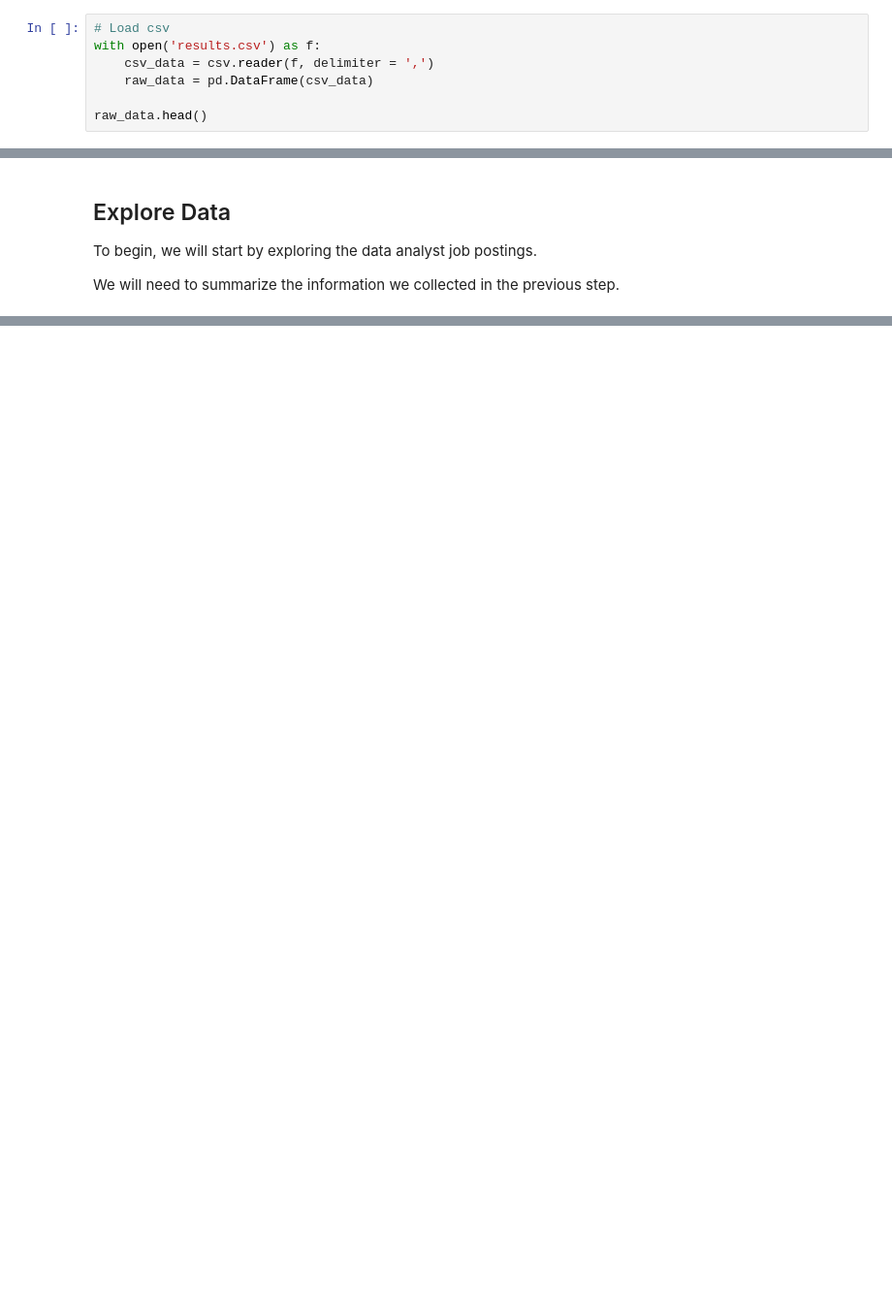
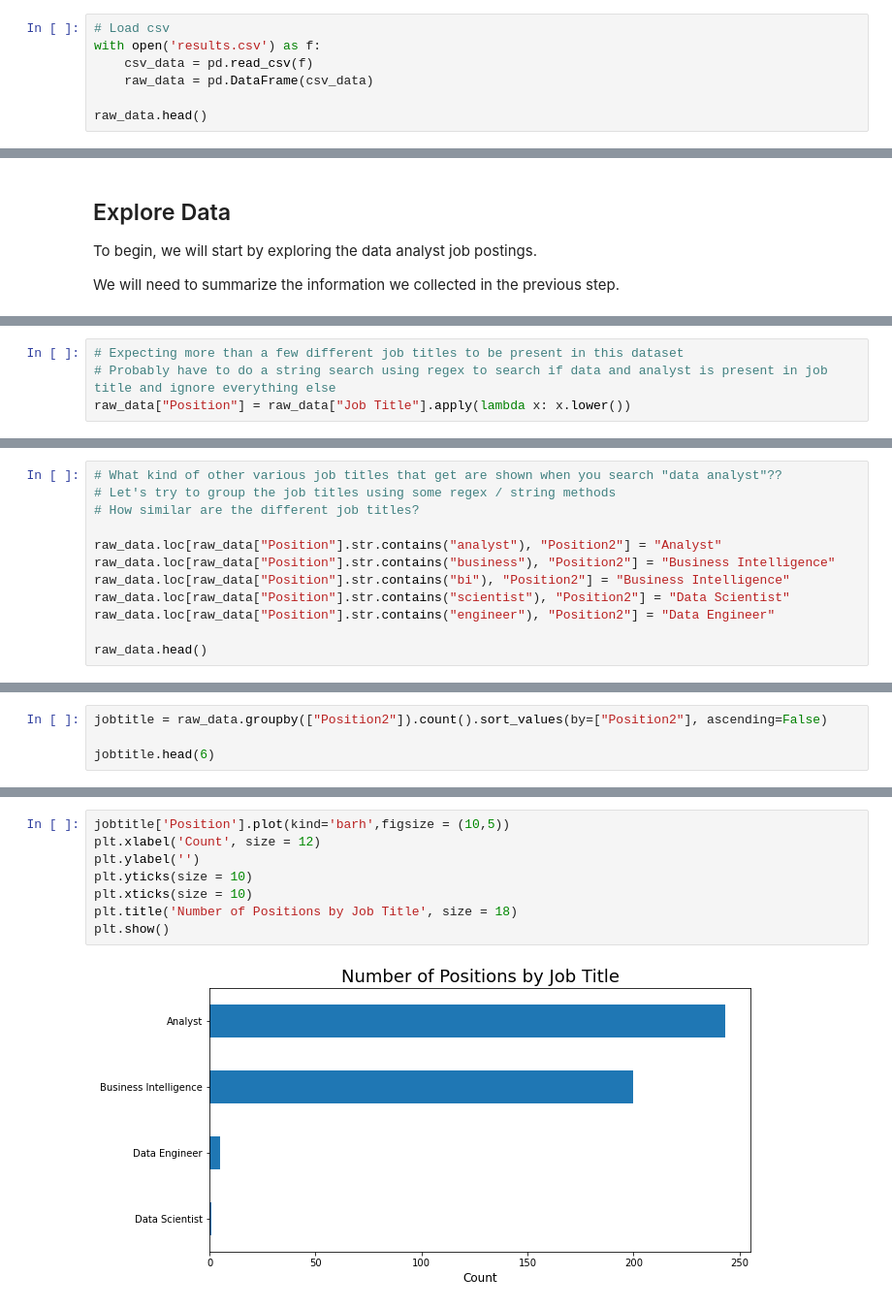
Before and after one commit to jma199/nlp-jobmarket, a Jupyter notebook: main_jobdesc_eda.ipynb, the cells around one changed output, grey strips where cells are left out. Shown: that part at 97% size. Saved outputs shown, nothing was run; the diff lists cells and outputs as text; blank space fills up the shorter version.

Commit message:
Large update to ETL and start of preproc
New files for storing data in sqlite db. First M1 push.

```diff
--- a/main_jobdesc_eda.ipynb
+++ b/main_jobdesc_eda.ipynb
@@ -12,7 +13,7 @@ from wordcloud import WordCloud, STOPWORDS
 # %%
 # Load csv
 with open('results.csv') as f:
-    csv_data = csv.reader(f, delimiter = ',')
+    csv_data = pd.read_csv(f)
     raw_data = pd.DataFrame(csv_data)
 
 raw_data.head()
@@ -33,0 +66,4 @@ plt.show()
+# %%
+# Expecting more than a few different job titles to be present in this dataset
+# Probably have to do a string search using regex to search if data and analyst is present in job title and ignore everything else
+raw_data["Position"] = raw_data["Job Title"].apply(lambda x: x.lower())
@@ -33,0 +81,12 @@ plt.show()
+# %%
+# What kind of other various job titles that get are shown when you search "data analyst"??
+# Let's try to group the job titles using some regex / string methods
+# How similar are the different job titles?
+
+raw_data.loc[raw_data["Position"].str.contains("analyst"), "Position2"] = "Analyst"
+raw_data.loc[raw_data["Position"].str.contains("business"), "Position2"] = "Business Intelligence"
+raw_data.loc[raw_data["Position"].str.contains("bi"), "Position2"] = "Business Intelligence"
+raw_data.loc[raw_data["Position"].str.contains("scientist"), "Position2"] = "Data Scientist"
+raw_data.loc[raw_data["Position"].str.contains("engineer"), "Position2"] = "Data Engineer"
+
+raw_data.head()
@@ -33,0 +108,4 @@ plt.show()
+# %%
+jobtitle = raw_data.groupby(["Position2"]).count().sort_values(by=["Position2"], ascending=False)
+
+jobtitle.head(6)
@@ -33,0 +119,10 @@ plt.show()
+# %%
+jobtitle['Position'].plot(kind='barh',figsize = (10,5))
+plt.xlabel('Count', size = 12)
+plt.ylabel('')
+plt.yticks(size = 10)
+plt.xticks(size = 10)
+plt.title('Number of Positions by Job Title', size = 18)
+plt.show()
+# %% [output]
+[figure, added]
```
Also changed, not shown: parts of 28 cells of this notebook, 9 other files.
